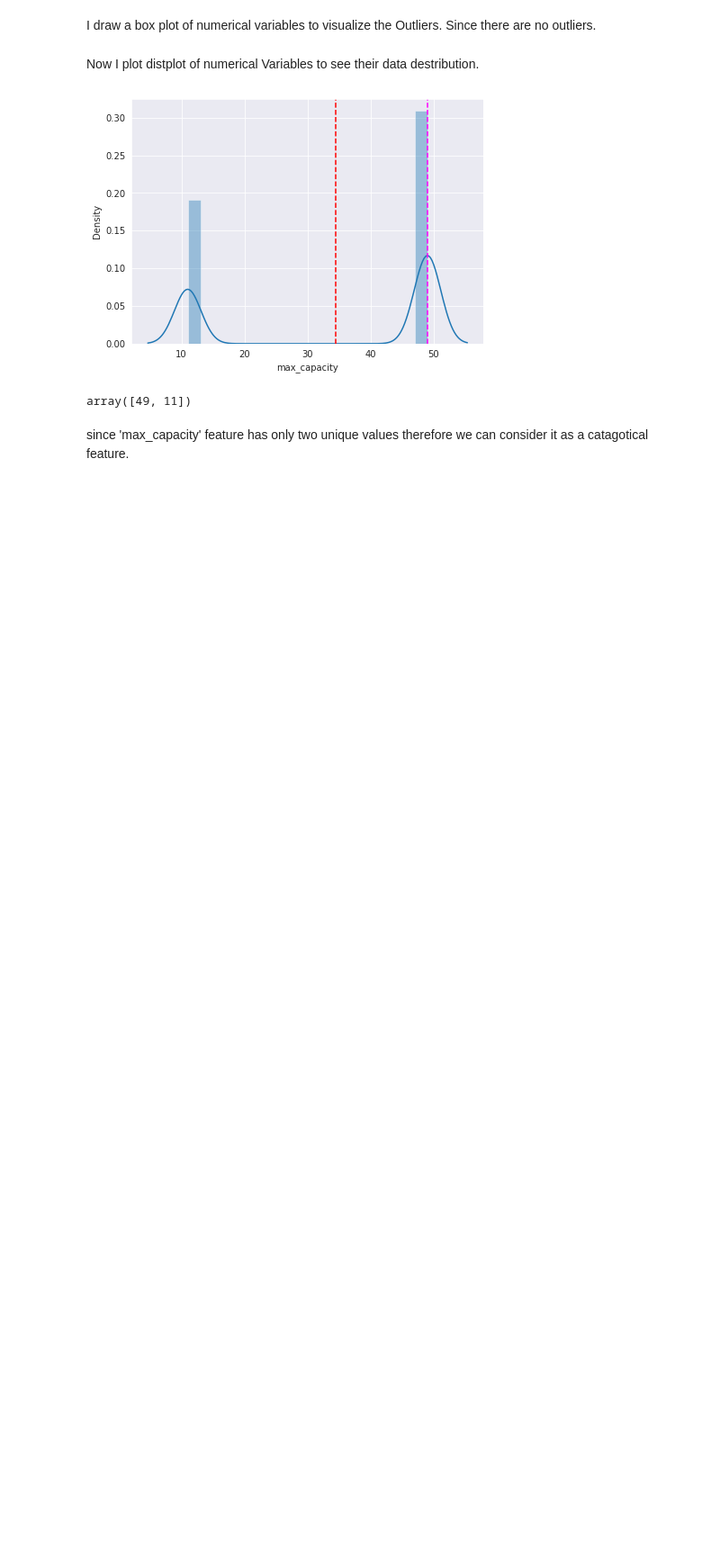
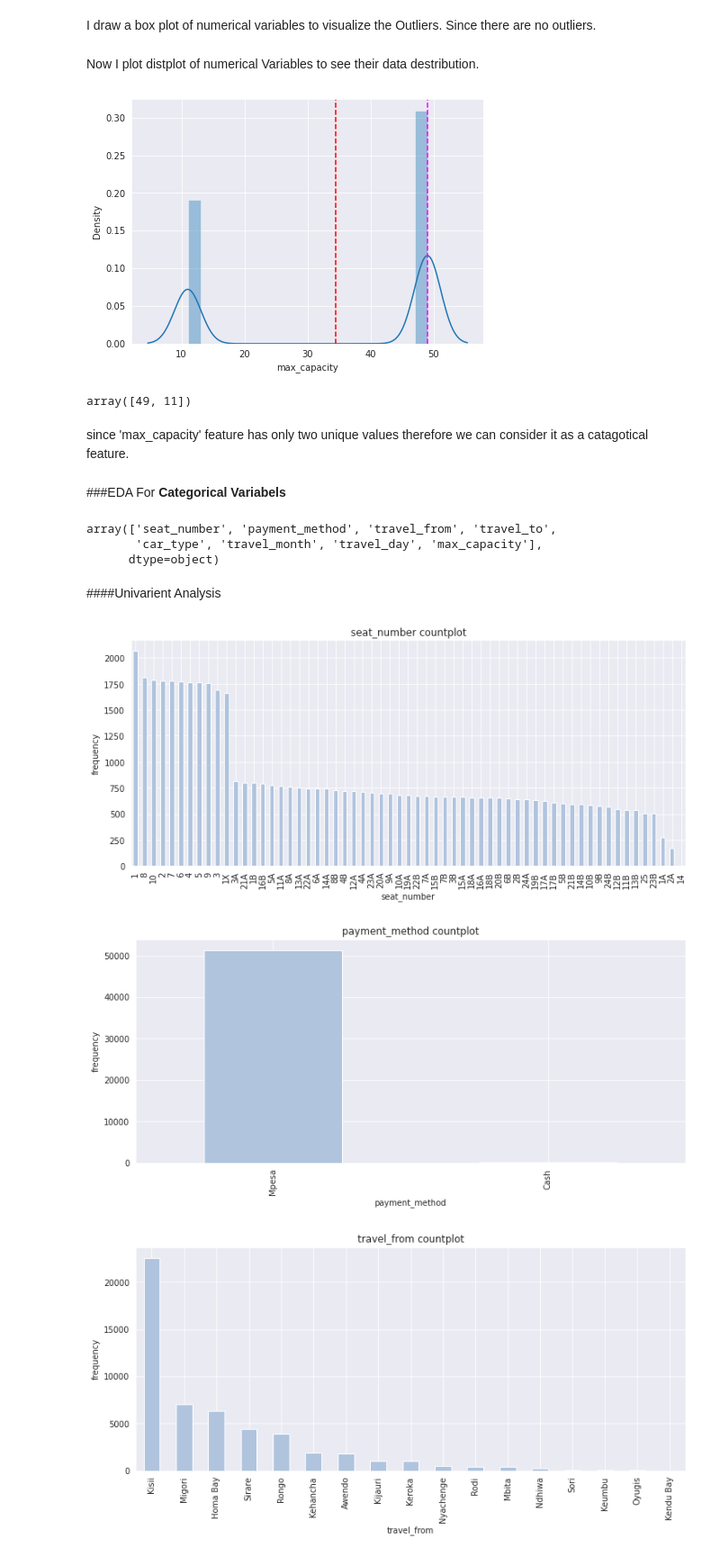
Before and after one commit to Ravinder-Kumar-M/Transport-Demand-Prediction, a Jupyter notebook: Demand_Prediction_for_Public_Transport_Capstone_Project.ipynb, the cells around one changed output. Shown at 90% size. Cells and saved outputs as stored; diff of their text form; code cells hidden in the pictures; blank space fills up the shorter version.

Commit message:
Univarient Categorical EDA

```diff
--- a/Demand_Prediction_for_Public_Transport_Capstone_Project.ipynb
+++ b/Demand_Prediction_for_Public_Transport_Capstone_Project.ipynb
@@ -234,3 +234,30 @@ dataset['max_capacity'].unique()
 array([49, 11])
 # %% [markdown]
 since 'max_capacity' feature has only two unique values therefore we can consider it as a catagotical feature.
+# %% [markdown]
+###EDA For **Categorical Variabels**
+# %%
+categorical_features = dataset.describe(include = ['object', 'category']).columns
+categorical_features = np.append(categorical_features, ['max_capacity'], axis=0)
+categorical_features = np.delete(categorical_features, 2)
+categorical_features
+# %% [output]
+array(['seat_number', 'payment_method', 'travel_from', 'travel_to',
+       'car_type', 'travel_month', 'travel_day', 'max_capacity'],
+      dtype=object)
+# %% [markdown]
+####Univarient Analysis
+# %%
+for col in categorical_features:
+  count = dataset[col].value_counts()
+  plt.figure(figsize = (12,5))
+  count.plot(kind='bar', color='lightsteelblue')
+  plt.xlabel(col)
+  plt.ylabel('frequency')
+  plt.title(f'{col} countplot')
+
+plt.show()
+# %% [output]
+[figure, added]
+[figure, added]
+[figure, added]
```
Also changed, not shown: parts of 2 cells of this notebook.
